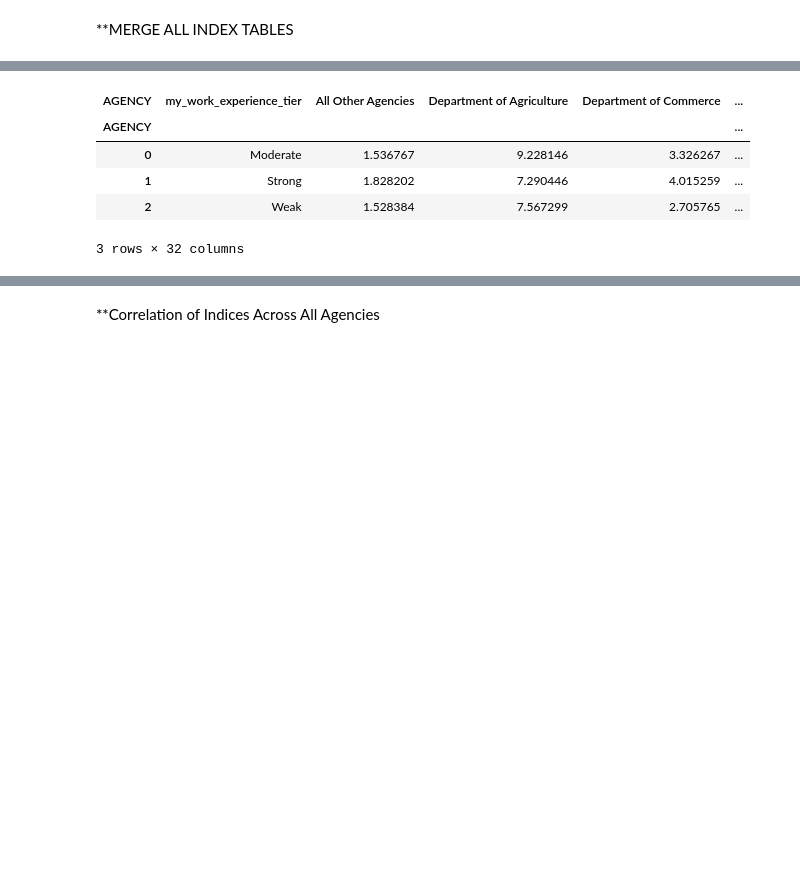
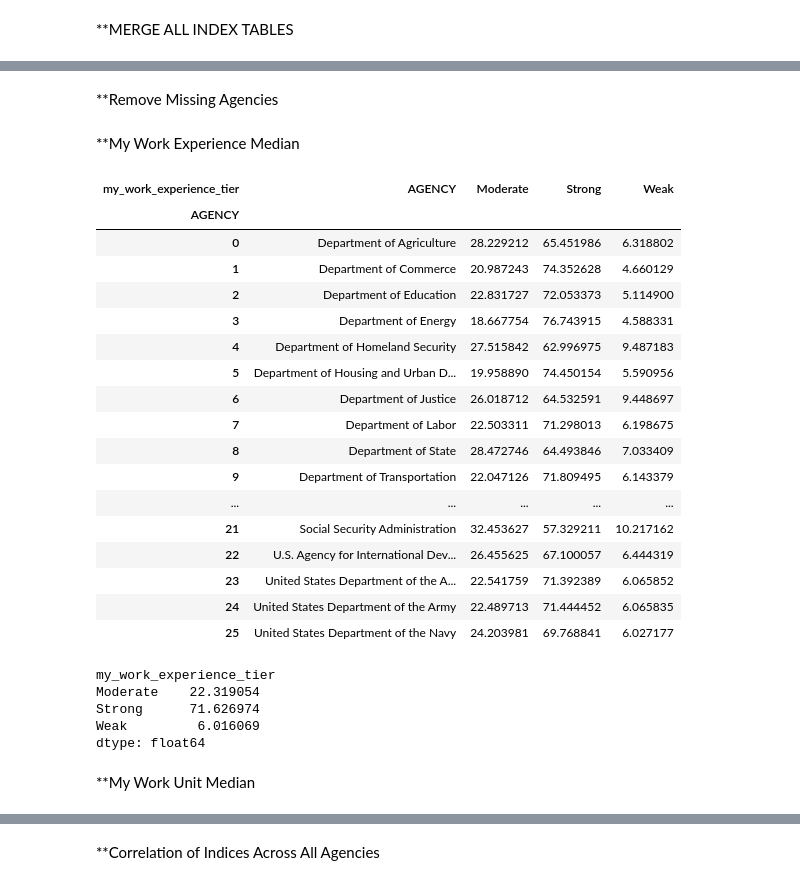
Before and after one commit to aaron-hollinger/federal_employee_job_satisfaction, a Jupyter notebook: notebooks/capstone.ipynb, the cells around one changed output, grey strips where cells are left out. Saved outputs shown, nothing was run; the diff lists cells and outputs as text; code cells hidden in the pictures; blank space fills up the shorter version.

Commit message:
added medians

```diff
--- a/notebooks/capstone.ipynb
+++ b/notebooks/capstone.ipynb
@@ -857,21 +817,39 @@ merged_indices
+# %% [markdown]
+**Remove Missing Agencies
+# %%
+agencies_drop = ['All Other Agencies', 'OSD, Joint Staff, Defense Agencies, and Field Activities', 'Environmental Protection Agency', 'Department of Health and Human Services','National Archives and Records Administration']
+
+survey_table_medians= survey_table[~survey_table['AGENCY'].isin(agencies_drop)]
+# %% [markdown]
+**My Work Experience Median
 # %%
-percentages = pd.crosstab(
-    index=[
-        survey_table['my_work_experience_tier'],
-    ],
-    columns=survey_table['AGENCY'],
+percentages_my_work_experience_tier = pd.crosstab(
+    index=survey_table_medians['AGENCY'],
+    columns=survey_table_medians['my_work_experience_tier'],
     normalize='index'
 ) * 100
 
-percentages.reset_index(inplace=True)
+percentages_my_work_experience_tier.reset_index(inplace=True)
 
-percentages.index.name = 'AGENCY'
+percentages_my_work_experience_tier.index.name = 'AGENCY'
-# %%
-percentages
-# %% [output]
-| AGENCY | my_work_experience_tier | All Other Agencies | Department of Agriculture | Department of Commerce | ... |
-| AGENCY |  |  |  |  | ... |
-| 0 | Moderate | 1.536767 | 9.228146 | 3.326267 | ... |
-| 1 | Strong | 1.828202 | 7.290446 | 4.015259 | ... |
-| 2 | Weak | 1.528384 | 7.567299 | 2.705765 | ... |
-3 rows × 32 columns
+# %%
+percentages_my_work_experience_tier
+# %% [output]
+| my_work_experience_tier | AGENCY | Moderate | Strong | Weak |
+| AGENCY |  |  |  |  |
+| 0 | Department of Agriculture | 28.229212 | 65.451986 | 6.318802 |
+| 1 | Department of Commerce | 20.987243 | 74.352628 | 4.660129 |
+| 2 | Department of Education | 22.831727 | 72.053373 | 5.114900 |
+| 3 | Department of Energy | 18.667754 | 76.743915 | 4.588331 |
+| 4 | Department of Homeland Security | 27.515842 | 62.996975 | 9.487183 |
+| 5 | Department of Housing and Urban D... | 19.958890 | 74.450154 | 5.590956 |
+| 6 | Department of Justice | 26.018712 | 64.532591 | 9.448697 |
+| 7 | Department of Labor | 22.503311 | 71.298013 | 6.198675 |
+| 8 | Department of State | 28.472746 | 64.493846 | 7.033409 |
+| 9 | Department of Transportation | 22.047126 | 71.809495 | 6.143379 |
+| ... | ... | ... | ... | ... |
+| 21 | Social Security Administration | 32.453627 | 57.329211 | 10.217162 |
+| 22 | U.S. Agency for International Dev... | 26.455625 | 67.100057 | 6.444319 |
+| 23 | United States Department of the A... | 22.541759 | 71.392389 | 6.065852 |
+| 24 | United States Department of the Army | 22.489713 | 71.444452 | 6.065835 |
+| 25 | United States Department of the Navy | 24.203981 | 69.768841 | 6.027177 |
@@ -878 +858,11 @@ percentages
+# %%
+my_work_experience_medians
+# %% [output]
+my_work_experience_tier
+Moderate    22.319054
+Strong      71.626974
+Weak         6.016069
+dtype: float64
+# %% [markdown]
+**My Work Unit Median
 # %%
```
Also changed, not shown: parts of 44 cells of this notebook.
